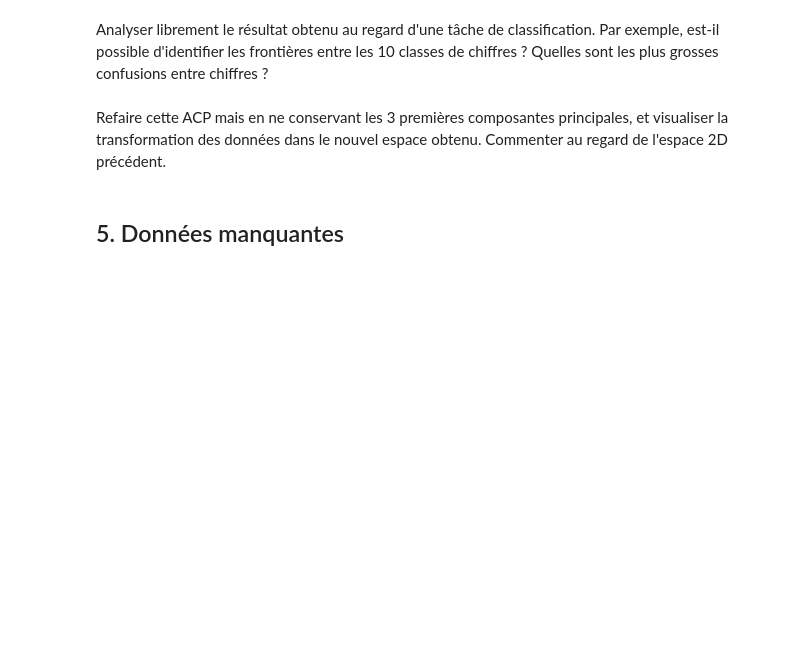
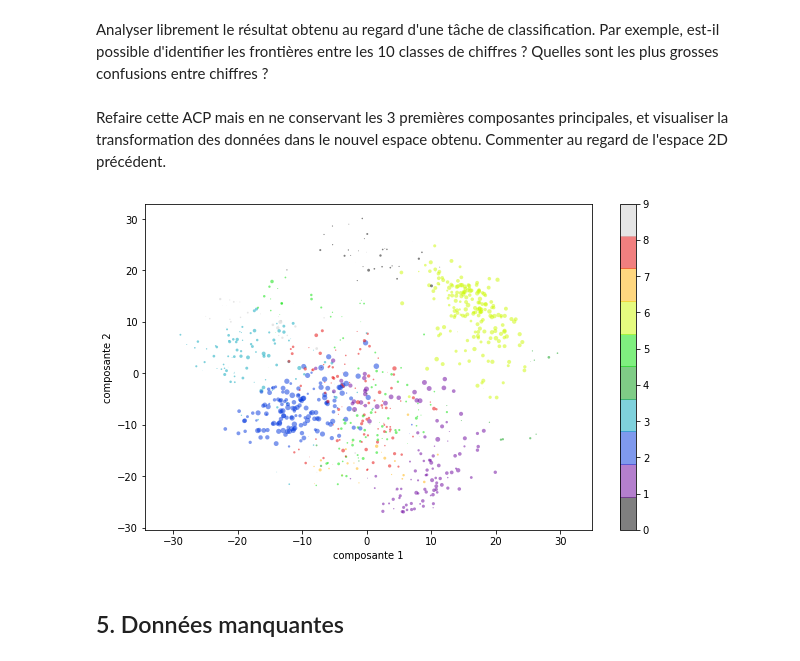
Before and after one commit to yanisamrouche/data_science, a Jupyter notebook: MINF1_TP1.ipynb, the cells around one changed output. Drawn from its saved outputs; the diff is of its cells as text; code cells hidden in the pictures; blank space fills up the shorter version.

```diff
--- a/MINF1_TP1.ipynb
+++ b/MINF1_TP1.ipynb
@@ -692,3 +769,16 @@ Refaire cette ACP mais en ne conservant les 3 premières composantes principales
+# %%
+# a vous
+from sklearn import decomposition
+pca = decomposition.PCA(3)  # projection de dim 64 à dim 2
+donnees_p = pca.fit_transform(digits.data)
+plt.figure(figsize=(10, 6))
+plt.scatter(donnees_p[:, 0], donnees_p[:, 1],donnees_p[:, 2], c=digits.target, edgecolor='none', alpha=0.5,
+            cmap=plt.cm.get_cmap('nipy_spectral', 10))
+plt.xlabel('composante 1')
+plt.ylabel('composante 2')
+plt.colorbar();
+# %% [output]
+[figure, added]
 # %% [markdown]
 ## 5. Données manquantes
 # %% [markdown]
```
Also changed, not shown: parts of 18 cells of this notebook.
